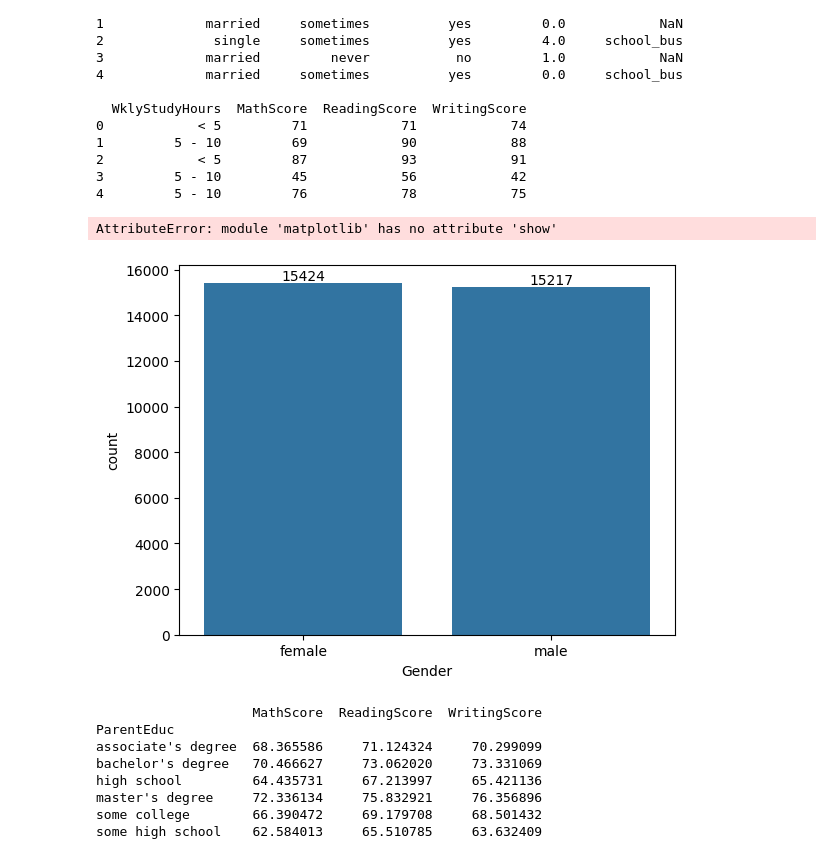
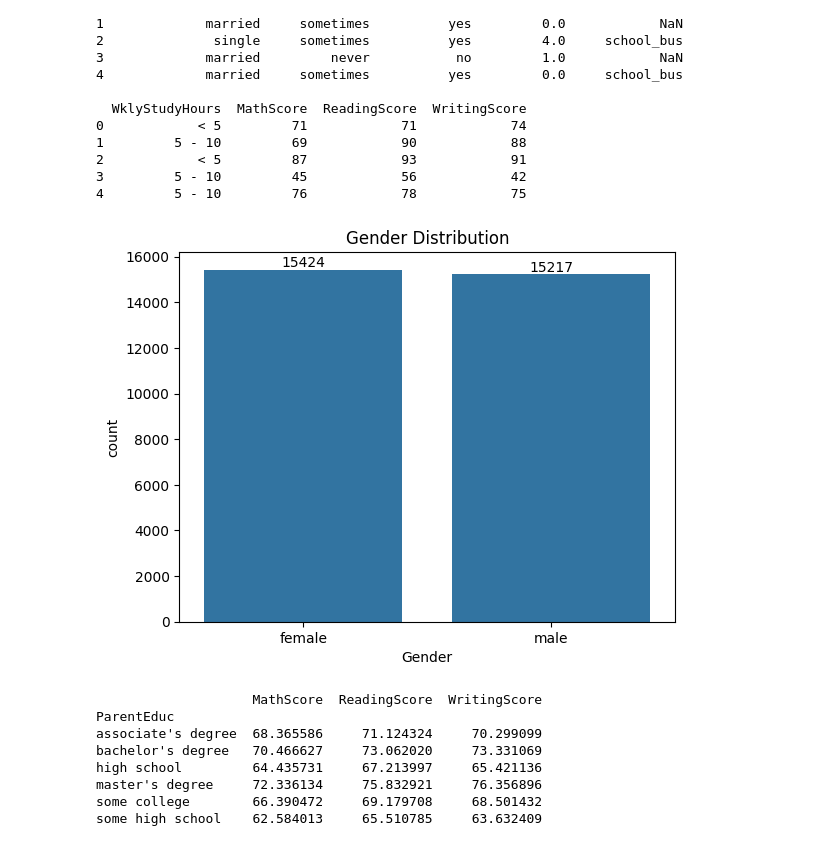
Before and after one commit to Varkey-Josu/Education_data_analysis_1, a Jupyter notebook: Python/EDA/test.ipynb, the cells around one changed output. Drawn from its saved outputs; the diff is of its cells as text; code cells hidden in the pictures.

```diff
--- a/Python/EDA/test.ipynb
+++ b/Python/EDA/test.ipynb
@@ -163,10 +163,10 @@ print(df.head())
 # %%
 ax=sns.countplot(data=df,x="Gender")
 ax.bar_label(ax.containers[0])
+plt.title("Gender Distribution")
 plt.show()
 # %% [output]
-AttributeError: module 'matplotlib' has no attribute 'show'
-[figure, old version]
+[figure, new version]
 # %%
 #impact of parent education on students
 gb=df.groupby("ParentEduc").agg({"MathScore":"mean", "ReadingScore":"mean","WritingScore":"mean"})
```
Also changed, not shown: parts of 6 cells of this notebook.
